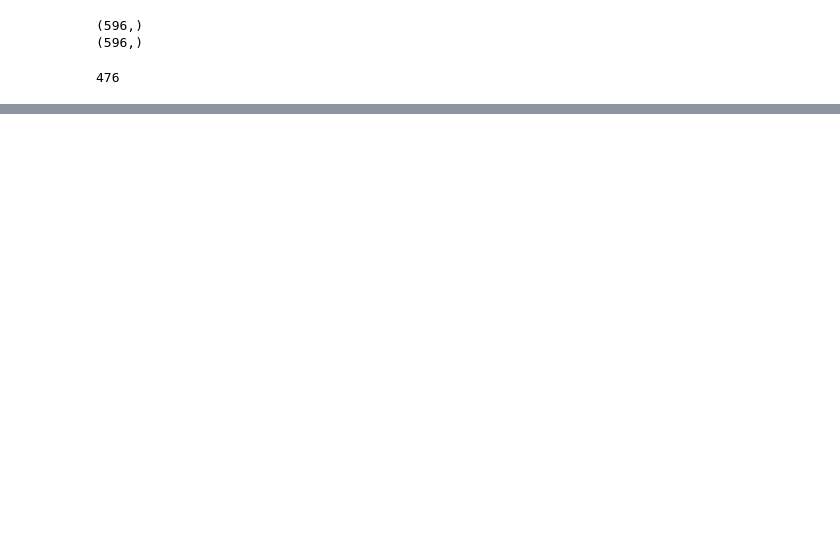
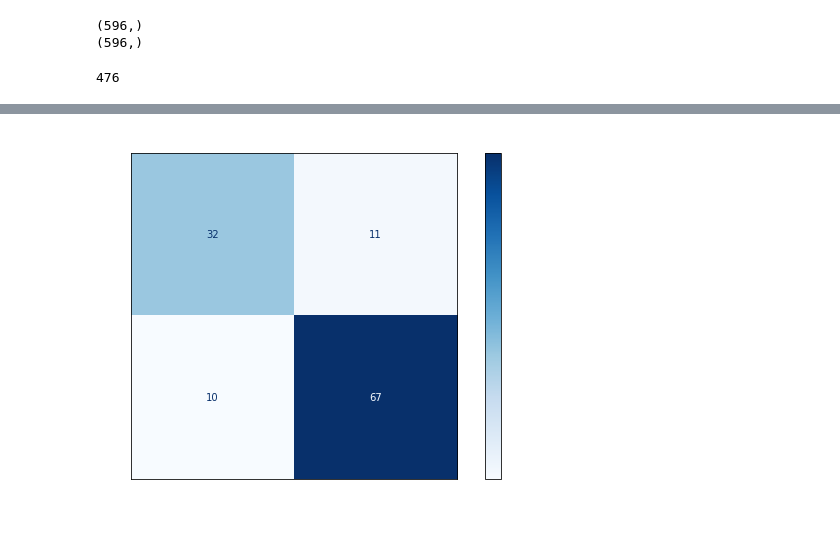
Before and after one commit to Mosaddeq/Sentiment-Analysis, a Jupyter notebook: Thesis_update_v2.ipynb, the cells around one changed output, grey strips where cells are left out. Cells and saved outputs as stored; diff of their text form; code cells hidden in the pictures; blank space fills up the shorter version.

```diff
--- a/Thesis_update_v2.ipynb
+++ b/Thesis_update_v2.ipynb
@@ -196,0 +208,11 @@ cofusion Matrix:
+# %%
+matrix = plot_confusion_matrix(nb, X_test, y_test,cmap = plt.cm.Blues)
+matrix.ax_.set_title('confuison Matrix' , color='white')
+plt.xlabel('Predicted Label',color='white')
+plt.ylabel('True Label', color='white')                         #plot confusion matrix
+plt.gcf().axes[0].tick_params(colors='white')
+plt.gcf().axes[1].tick_params(colors='white')
+plt.gcf().set_size_inches(10,6)
+plt.show()
+# %% [output]
+[figure, added]
```
Also changed, not shown: parts of 35 cells of this notebook.
